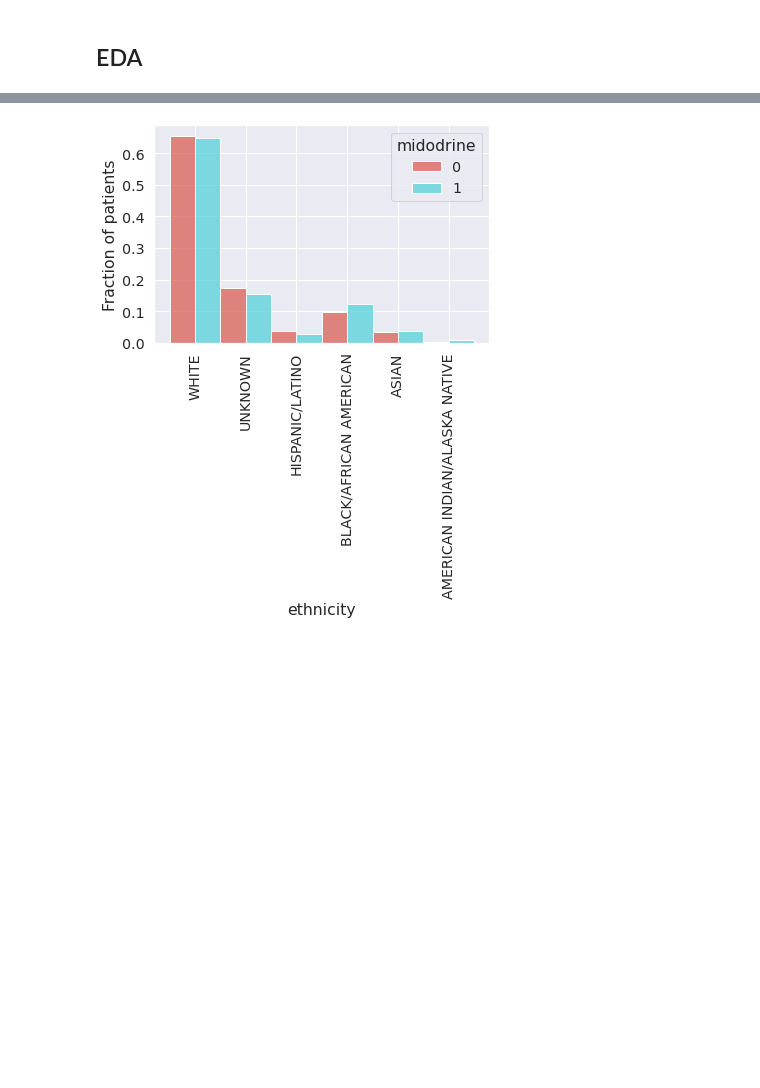
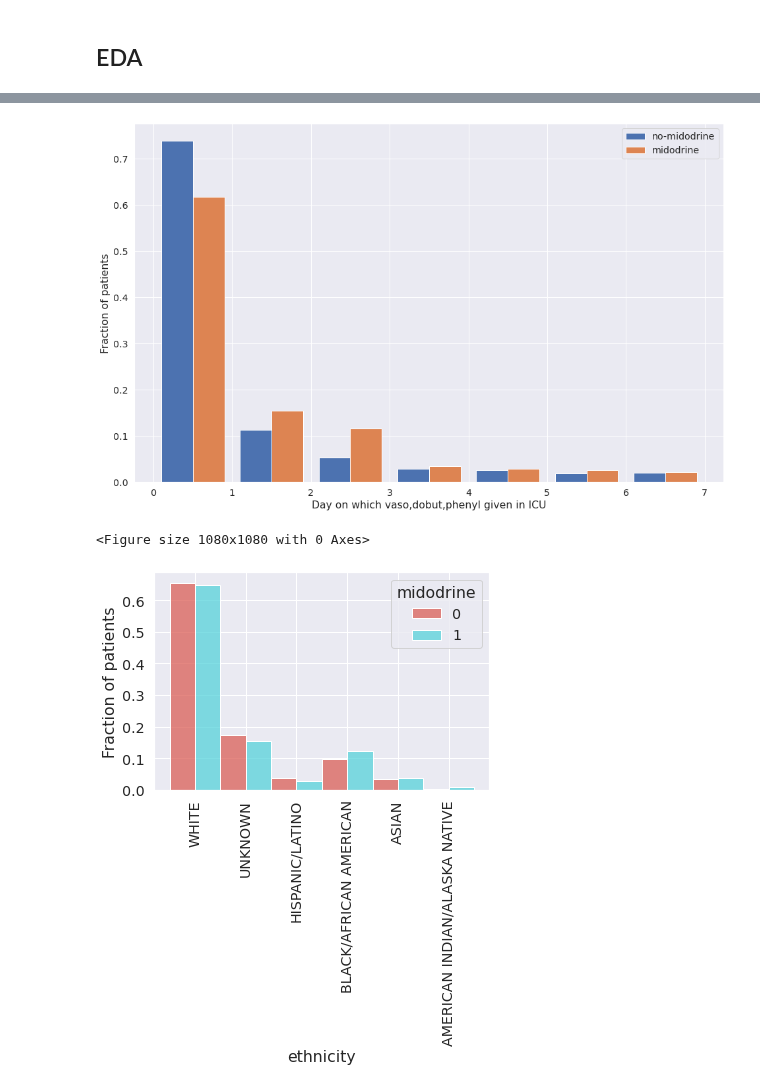
Before and after one commit to Jarvis-BITS/midodrine-mimic-iv, a Jupyter notebook: notebook/01a_feature_importance.ipynb, the cells around one changed output, grey strips where cells are left out. Drawn from its saved outputs; the diff is of its cells as text; code cells hidden in the pictures; blank space fills up the shorter version.

```diff
--- a/notebook/01a_feature_importance.ipynb
+++ b/notebook/01a_feature_importance.ipynb
@@ -93,6 +112,9 @@ nomido_data = table_cohort.loc[table_cohort['midodrine'] == 0]
 # %%
 vaso_start_day_mid = (mido_data['vaso_starttime'] - mido_data['icu_intime']).dt.days
 vaso_start_day_nomid = (nomido_data['vaso_starttime'] - nomido_data['icu_intime']).dt.days
+# %%
+vaso_exclude_start_day_mid = (mido_data['vaso_exclude_starttime'] - mido_data['icu_intime']).dt.days
+vaso_exclude_start_day_nomid = (nomido_data['vaso_exclude_starttime'] - nomido_data['icu_intime']).dt.days
 # %%
 plt.hist([vaso_start_day_nomid, vaso_start_day_mid], bins = [0,1,2,3,4,5,6,7], label=['no-midodrine', 'midodrine'], density=True)
 plt.legend(loc='upper right')
@@ -105,4 +127,14 @@ plt.show()
 <Figure size 1080x1080 with 0 Axes>
+# %%
+plt.hist([vaso_exclude_start_day_nomid, vaso_exclude_start_day_mid], bins = [0,1,2,3,4,5,6,7], label=['no-midodrine', 'midodrine'], density=True)
+plt.legend(loc='upper right')
+plt.xlabel("Day on which vaso,dobut,phenyl given in ICU")
+plt.ylabel("Fraction of patients")
+plt.figure(figsize=(15,15))
+plt.show()
+# %% [output]
+[figure, added]
+<Figure size 1080x1080 with 0 Axes>
 # %%
 sns.histplot(x = table_cohort['ethnicity'], hue=table_cohort['midodrine'], palette='hls', multiple="dodge", stat = 'density', common_norm=False)
 plt.xticks(rotation = 90)
```
Also changed, not shown: parts of 12 cells of this notebook.
